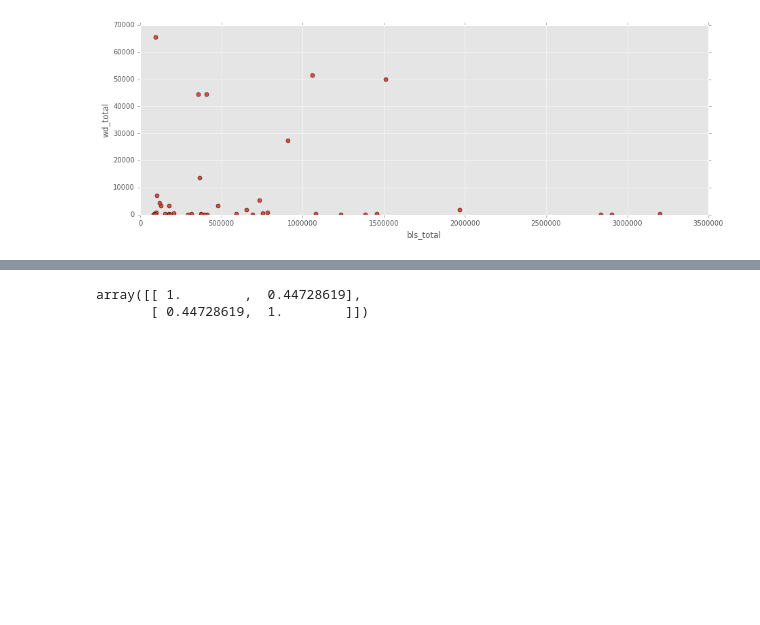
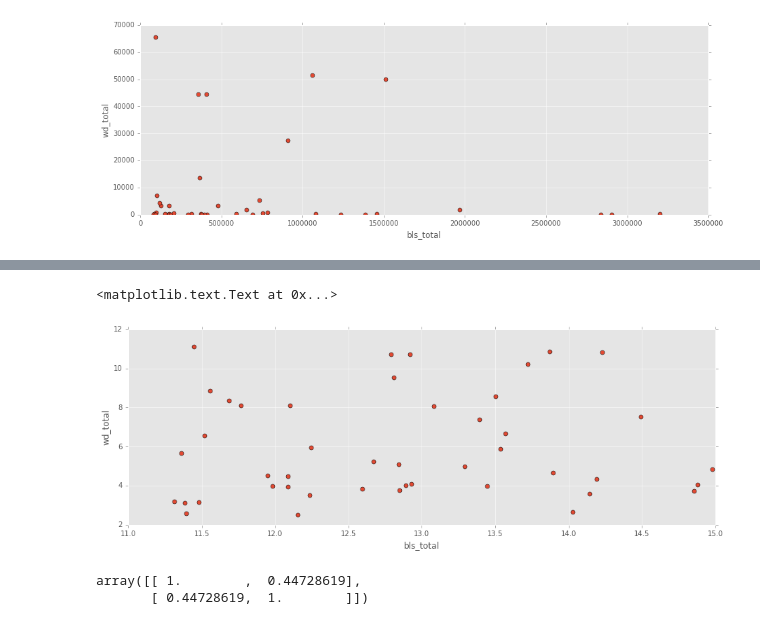
Before and after one commit to notconfusing/WIGI, a Jupyter notebook: analysis/analyze_bls_wd.ipynb, the cells around one changed output, grey strips where cells are left out. Cells and saved outputs as stored; diff of their text form; code cells hidden in the pictures; blank space fills up the shorter version.

```diff
--- a/analysis/analyze_bls_wd.ipynb
+++ b/analysis/analyze_bls_wd.ipynb
@@ -56,3 +82,10 @@ plt.ylabel('wd_total')
+# %%
+plt.plot(np.log(bls_wd.bls_total), np.log(bls_wd.wd_total),  'o')
+plt.xlabel('bls_total')
+plt.ylabel('wd_total')
+# %% [output]
+<matplotlib.text.Text at 0x...>
+[figure, added]
 # %%
 np.corrcoef(bls_wd.bls_p_women, bls_wd.wd_p_women)
 # %% [output]
```
Also changed, not shown: parts of 4 cells of this notebook.
